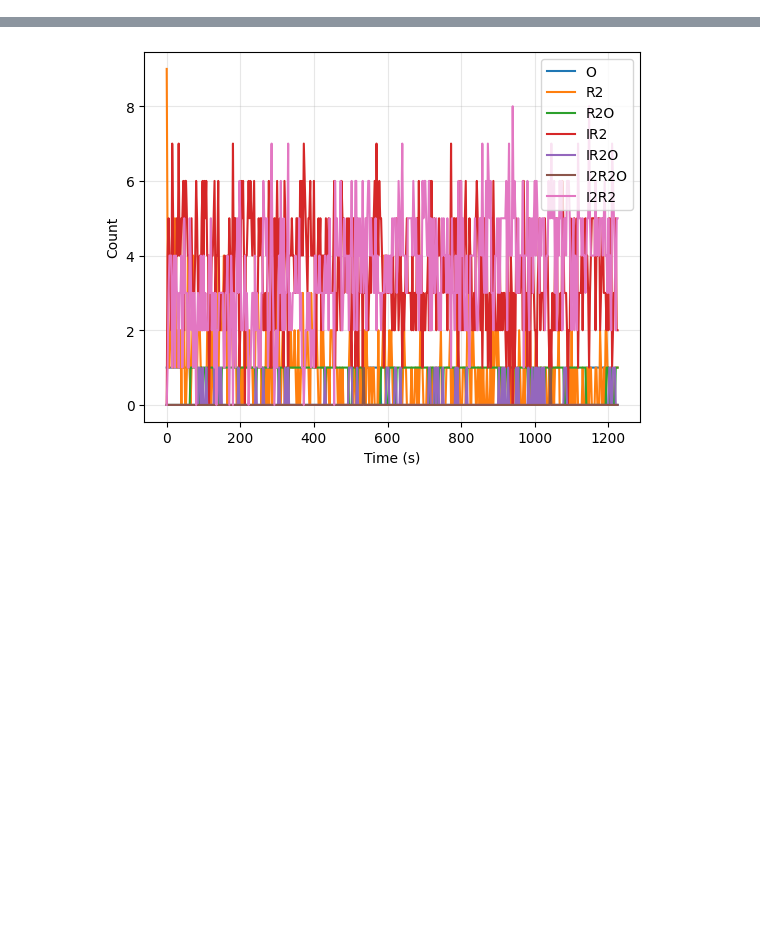
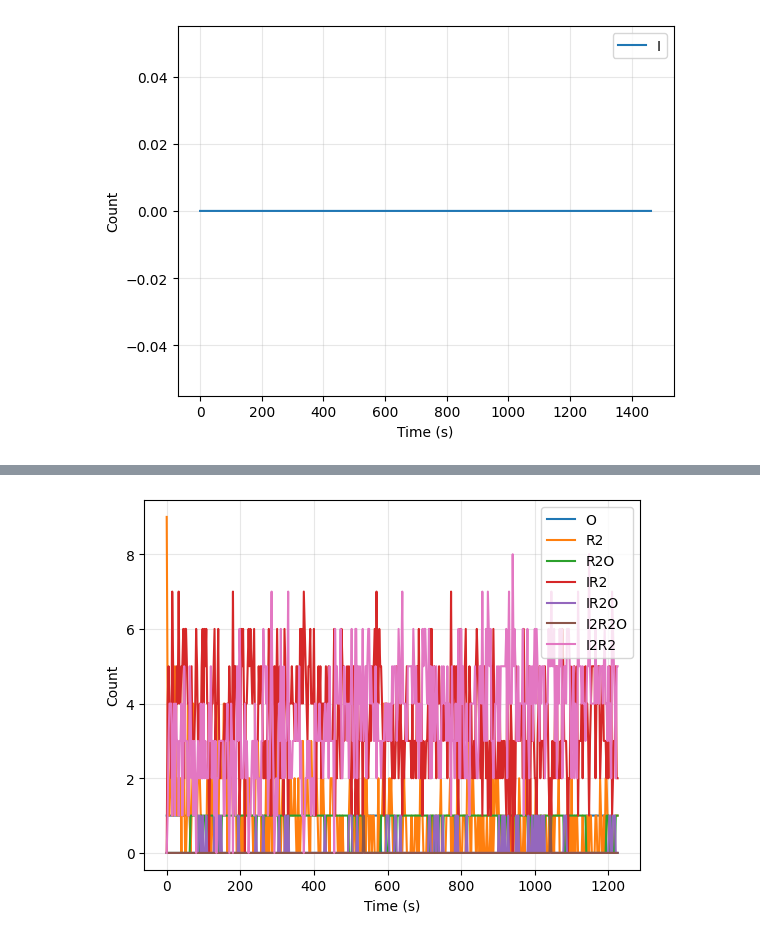
Before and after one commit to darrenjhsu/redicell_framework, a Jupyter notebook: Analysis.ipynb, the cells around one changed output, grey strips where cells are left out. Saved outputs shown, nothing was run; the diff lists cells and outputs as text; code cells hidden in the pictures; blank space fills up the shorter version.

```diff
--- a/Analysis.ipynb
+++ b/Analysis.ipynb
@@ -46,0 +10,2 @@ array([ 0.,  0.,  0.,  1.,  2.,  2.,  3.,  5.,  5.,  5.,  6.,  6.,  6.,
+# %%
+b = h5py.File('0.5uM_1-2023-12-30-22-51-20.hdf5')
@@ -46,0 +26,23 @@ array([ 0.,  0.,  0.,  1.,  2.,  2.,  3.,  5.,  5.,  5.,  6.,  6.,  6.,
+# %%
+def plot_file(file, species=None):
+    b = h5py.File(file)
+    mol_to_id = {x.decode('UTF-8'): idx for idx, x in enumerate(b['metadata']['mols'][:])}
+    id_to_mol = {mol_to_id[k]: k for k in mol_to_id.keys()}
+    t = b['log']['t'][:]
+    pop = b['log']['count'][:].T
+    b.close()
+    plt.figure()
+    plt.grid(alpha=0.3)
+    if species is None:
+        plot_species = mol_to_id.keys()
+    else:
+        plot_species = species
+    for s in plot_species:
+        plt.plot(t, pop[mol_to_id[s]], label=s)
+    plt.legend()
+    plt.xlabel('Time (s)')
+    plt.ylabel('Count')
+# %%
+plot_file('0.0uM_1-2023-12-30-22-51-16.hdf5', species=['I'])
+# %% [output]
+[figure, added]
```
Also changed, not shown: parts of 21 cells of this notebook.
